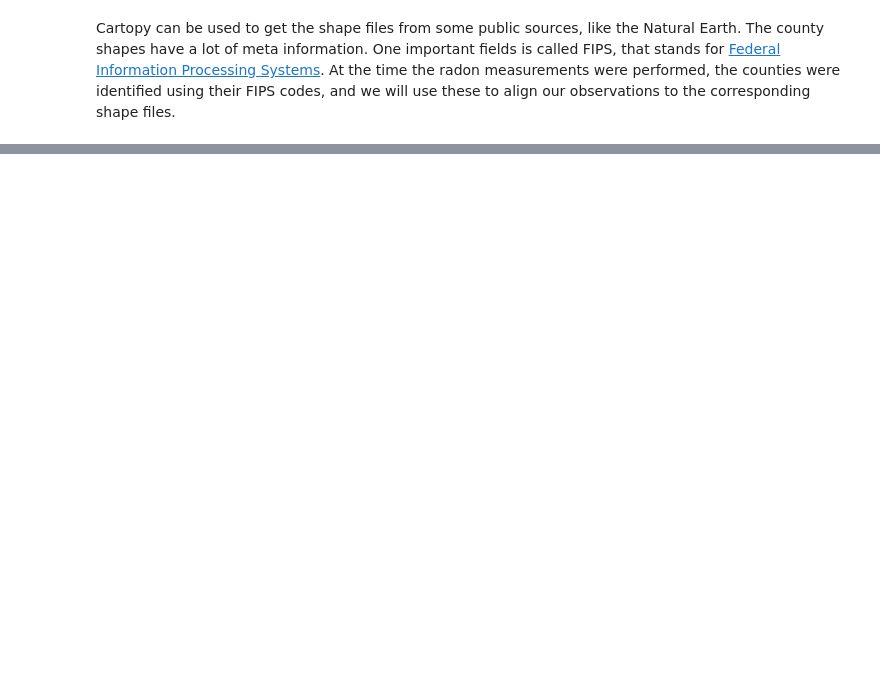
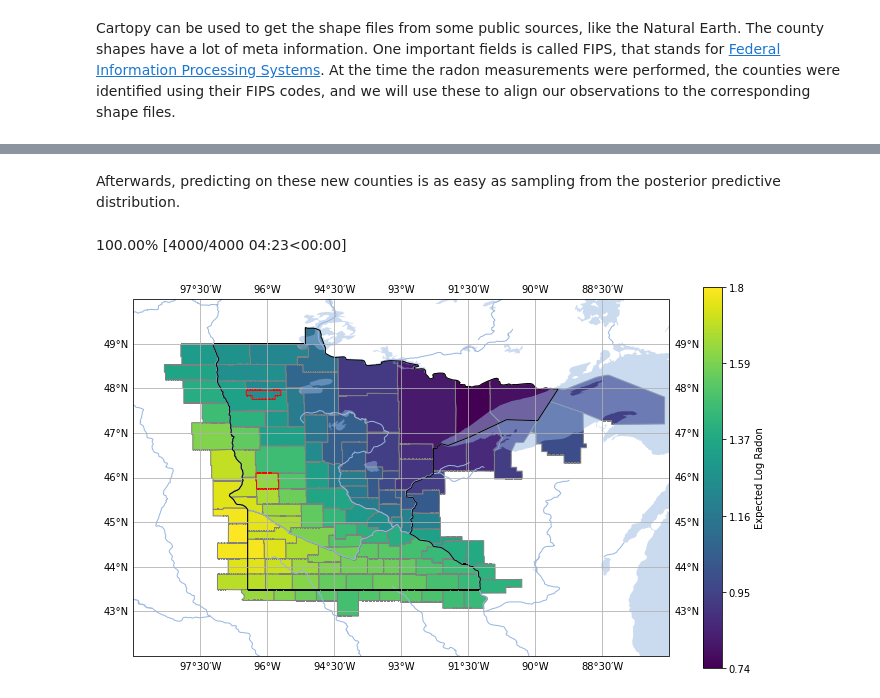
Before and after one commit to BrunoCavag/GaussianProcessLearning, a Jupyter notebook: SpatialData_GP_PyMC.ipynb, the cells around one changed output, grey strips where cells are left out. Drawn from its saved outputs; the diff is of its cells as text; code cells hidden in the pictures; blank space fills up the shorter version.

```diff
--- a/SpatialData_GP_PyMC.ipynb
+++ b/SpatialData_GP_PyMC.ipynb
@@ -144,0 +332,15 @@ ax.gridlines(draw_labels=True, dms=True, x_inline=False, y_inline=False)
+# %%
+cond_X = np.array(list(cond_county_lonlat.values()))
+with m:
+    m.add_coords({"cond_county": cond_counties})
+    _cond_X = pm.ConstantData("cond_X", cond_X, dims=["cond_county", "feature"])
+    cond_county_eps = latent.conditional(
+        "cond_county_eps", _cond_X, jitter=1e-3, dims="cond_county"
+    )
+    cond_mu = pm.Deterministic(
+        "cond_county_mu", state_mu + state_scale * cond_county_eps, dims="cond_county"
+    )
+    observed = pm.Normal(
+        "cond_log_radon", mu=cond_mu, sigma=measurement_error, dims=["cond_county"],
+    )
+pm.model_to_graphviz(m)
@@ -144,0 +349,57 @@ ax.gridlines(draw_labels=True, dms=True, x_inline=False, y_inline=False)
+# %% [markdown]
+Afterwards, predicting on these new counties is as easy as sampling from the posterior predictive distribution.
+# %%
+with m:
+    pp = pm.sample_posterior_predictive(
+        idata, var_names=["cond_county_mu", "cond_log_radon"], random_seed=42
+    )
+# %% [output]
+100.00% [4000/4000 04:23<00:00]
+# %%
+fig = plt.figure(figsize=(12, 7))
+projection = ccrs.PlateCarree()
+ax = plt.axes(projection=projection)
+expected_radon = idata.posterior.county_mu.mean(["chain", "draw"])
+pp_expected_radon = pp.posterior_predictive.cond_county_mu.mean(["chain", "draw"])
+vmin = min([expected_radon.min().data, pp_expected_radon.min().data])
+vmax = max([expected_radon.max().data, pp_expected_radon.max().data])
+color_getter = lambda x: plt.get_cmap("viridis")(np.interp(x, [vmin, vmax], [0, 1]))
+for county in counties:
+    county_record = county_to_records[county]
+    val = expected_radon.sel(county=county)
+    ax.add_feature(
+        cfeature.ShapelyFeature([county_record.geometry], projection),
+        edgecolor="gray",
+        facecolor=color_getter(val.data),
+    )
+for county in cond_counties:
+    county_record = county_to_records[county]
+    if county_record in counties_without_measurements:
+        edgecolor = "red"
+    else:
+        edgecolor = "gray"
+    val = pp_expected_radon.sel(cond_county=county)
+    ax.add_feature(
+        cfeature.ShapelyFeature([county_record.geometry], projection),
+        edgecolor=edgecolor,
+        facecolor=color_getter(val.data),
+    )
+
+cbar = fig.colorbar(plt.matplotlib.cm.ScalarMappable(norm=None, cmap="viridis"))
+cbar.set_ticks(np.linspace(0, 1, 6))
+cbar.set_ticklabels(
+    [f"{round(np.interp(x, [0, 1], [vmin, vmax]), 2)}" for x in cbar.get_ticks()]
+)
+cbar.set_label("Expected Log Radon")
+ax.add_feature(cfeature.LAKES, alpha=0.5)
+ax.add_feature(cfeature.RIVERS)
+ax.set_xlim([-99, -87])
+ax.set_ylim([42, 50])
+ax.add_feature(
+    cfeature.ShapelyFeature([minnesota.geometry], projection),
+    edgecolor="k",
+    facecolor=(1, 1, 1, 0),
+)
+ax.gridlines(draw_labels=True, dms=True, x_inline=False, y_inline=False);
+# %% [output]
+[figure, added]
```
Also changed, not shown: parts of 32 cells of this notebook, 1 other file.
